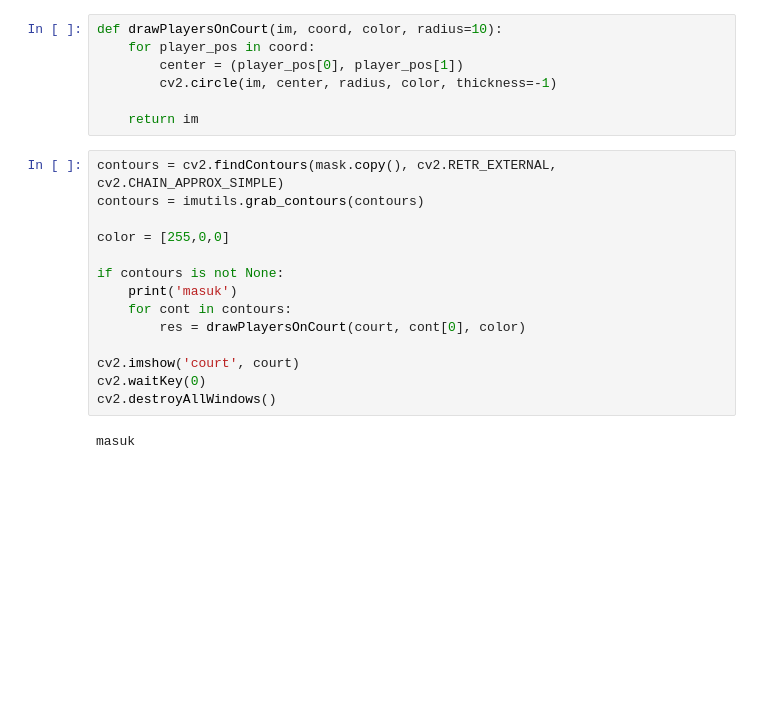
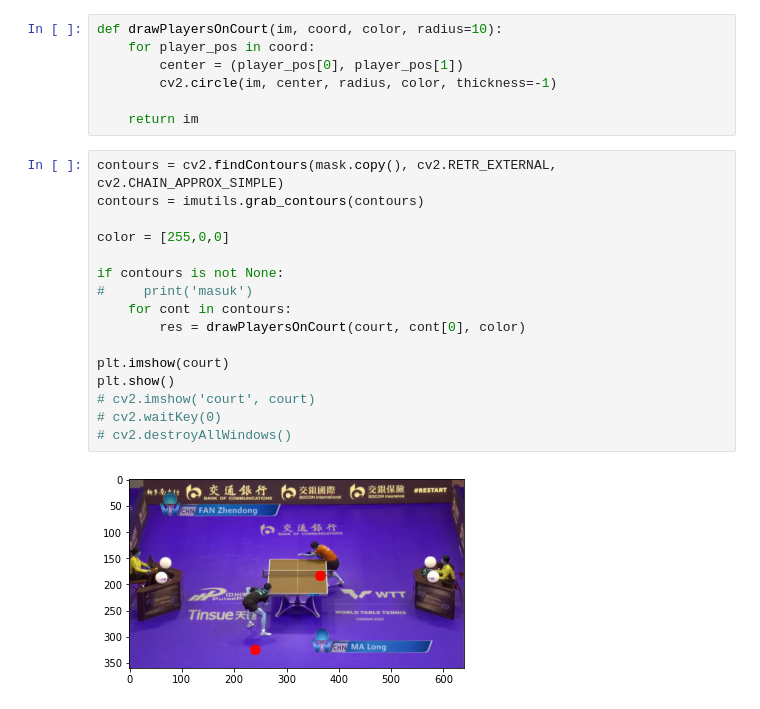
Before and after one commit to archeltaneka/table-tennis-analytics, a Jupyter notebook: table_tennis_analytic_playground.ipynb, the cells around one changed output. Saved outputs shown, nothing was run; the diff lists cells and outputs as text; blank space fills up the shorter version.

```diff
--- a/table_tennis_analytic_playground.ipynb
+++ b/table_tennis_analytic_playground.ipynb
@@ -247,16 +202,18 @@ def drawPlayersOnCourt(im, coord, color, radius=10):
 # %%
 contours = cv2.findContours(mask.copy(), cv2.RETR_EXTERNAL, cv2.CHAIN_APPROX_SIMPLE)
 contours = imutils.grab_contours(contours)
 
 color = [255,0,0]
 
 if contours is not None:
-    print('masuk')
+#     print('masuk')
     for cont in contours:
         res = drawPlayersOnCourt(court, cont[0], color)
 
-cv2.imshow('court', court)
-cv2.waitKey(0)
-cv2.destroyAllWindows()
+plt.imshow(court)
+plt.show()
+# cv2.imshow('court', court)
+# cv2.waitKey(0)
+# cv2.destroyAllWindows()
 # %% [output]
-masuk
+[figure, added]
```
Also changed, not shown: parts of 4 cells of this notebook.
